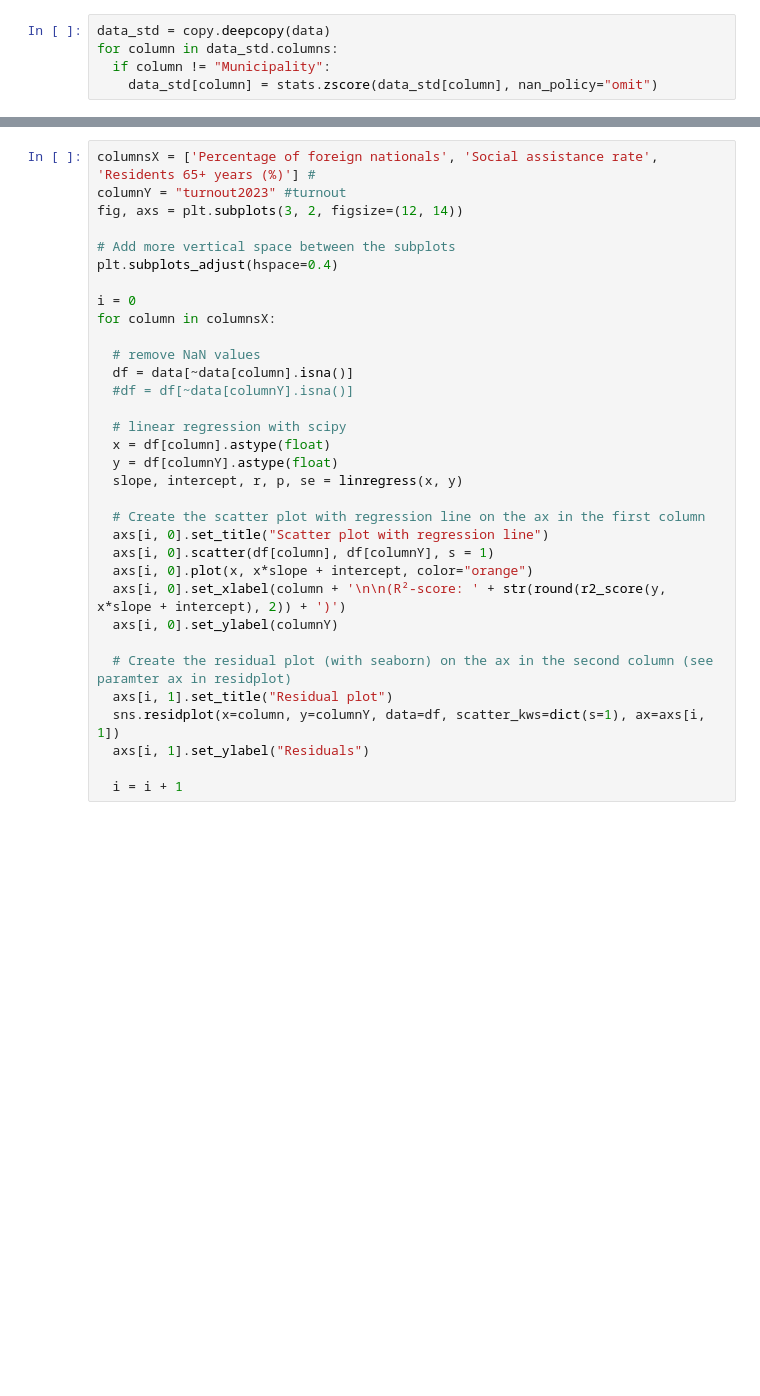
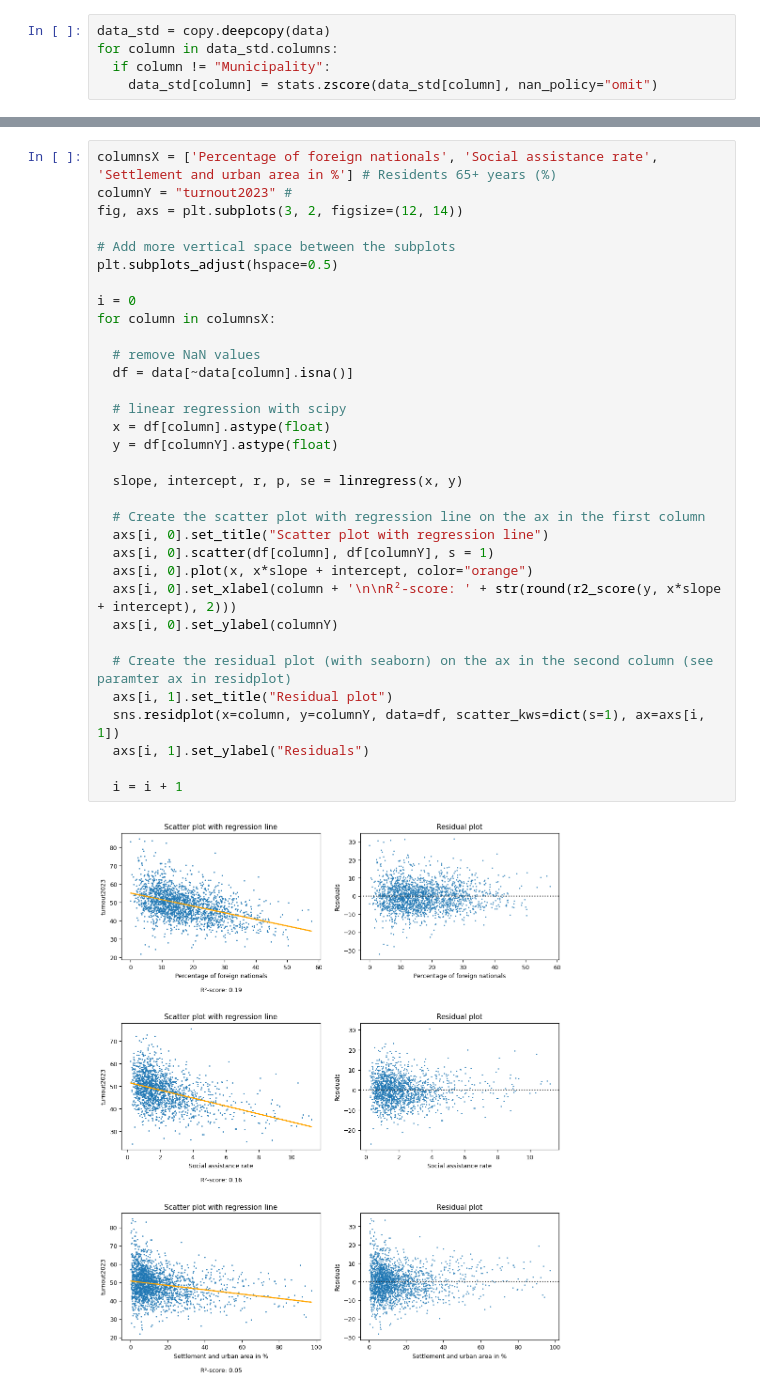
Before and after one commit to t4d-gmbh/voter-turnout-in-switzerland, a Jupyter notebook: voter-turnout-in-switzerland.ipynb, the cells around one changed output, grey strips where cells are left out. Drawn from its saved outputs; the diff is of its cells as text; blank space fills up the shorter version.

```diff
--- a/voter-turnout-in-switzerland.ipynb
+++ b/voter-turnout-in-switzerland.ipynb
@@ -193,35 +190,37 @@ ax = correlations.plot.barh(figsize=(4,8))
 # %%
-columnsX = ['Percentage of foreign nationals', 'Social assistance rate', 'Residents 65+ years (%)'] #
-columnY = "turnout2023" #turnout
+columnsX = ['Percentage of foreign nationals', 'Social assistance rate', 'Settlement and urban area in %'] # Residents 65+ years (%)
+columnY = "turnout2023" #
 fig, axs = plt.subplots(3, 2, figsize=(12, 14))
 
 # Add more vertical space between the subplots
-plt.subplots_adjust(hspace=0.4)
+plt.subplots_adjust(hspace=0.5)
 
 i = 0
 for column in columnsX:
 
   # remove NaN values
   df = data[~data[column].isna()]
-  #df = df[~data[columnY].isna()]
 
   # linear regression with scipy
   x = df[column].astype(float)
   y = df[columnY].astype(float)
+
   slope, intercept, r, p, se = linregress(x, y)
 
   # Create the scatter plot with regression line on the ax in the first column
   axs[i, 0].set_title("Scatter plot with regression line")
   axs[i, 0].scatter(df[column], df[columnY], s = 1)
   axs[i, 0].plot(x, x*slope + intercept, color="orange")
-  axs[i, 0].set_xlabel(column + '\n\n(R²-score: ' + str(round(r2_score(y, x*slope + intercept), 2)) + ')')
+  axs[i, 0].set_xlabel(column + '\n\nR²-score: ' + str(round(r2_score(y, x*slope + intercept), 2)))
   axs[i, 0].set_ylabel(columnY)
 
   # Create the residual plot (with seaborn) on the ax in the second column (see paramter ax in residplot)
   axs[i, 1].set_title("Residual plot")
   sns.residplot(x=column, y=columnY, data=df, scatter_kws=dict(s=1), ax=axs[i, 1])
   axs[i, 1].set_ylabel("Residuals")
 
   i = i + 1
+# %% [output]
+[figure, added]
 # %%
 columnX = "Percentage of foreign nationals"
```
Also changed, not shown: parts of 52 cells of this notebook.
